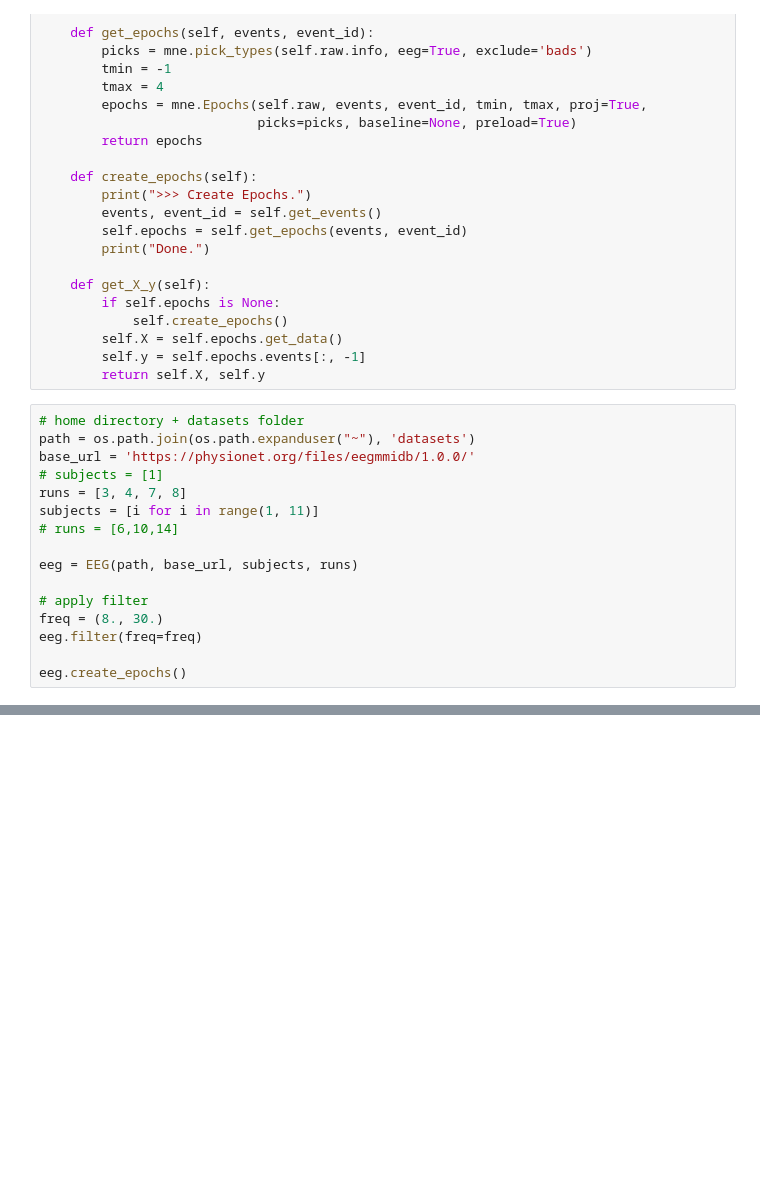
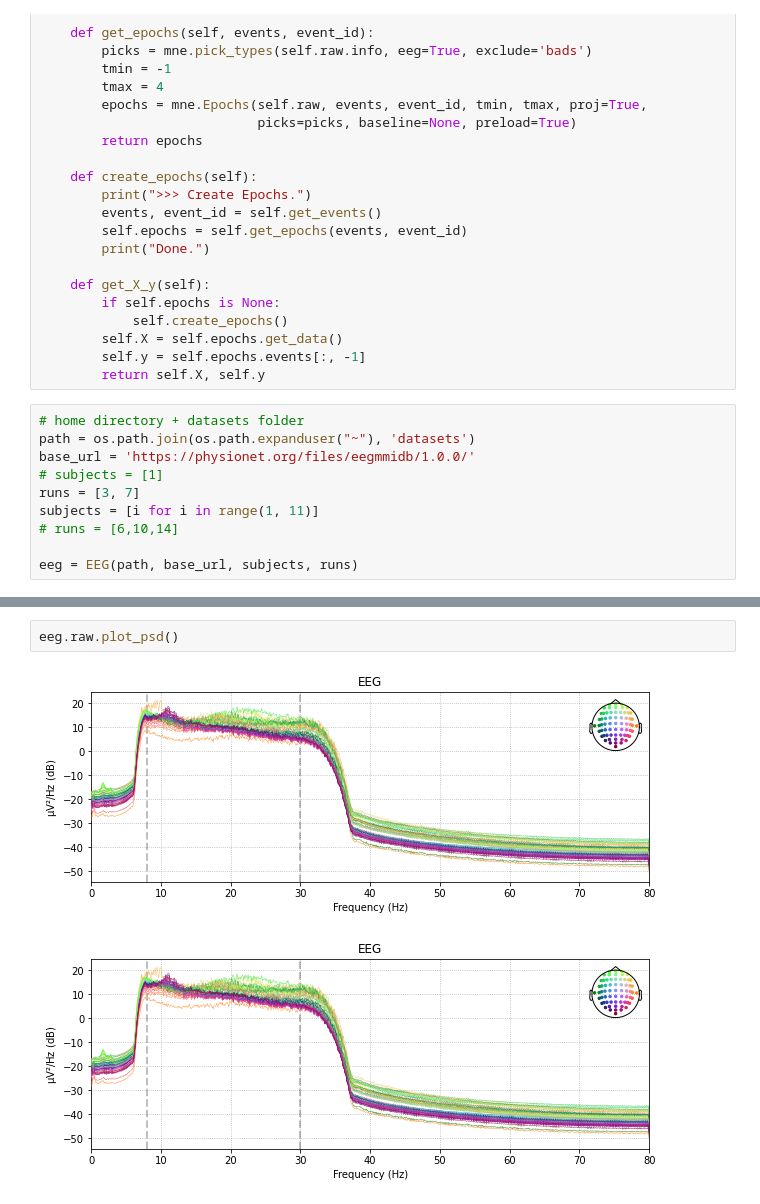
Before and after one commit to anuj-guptaa/EEG-Group7, a Jupyter notebook: preprocessing.ipynb, the cells around one changed output, grey strips where cells are left out. Cells and saved outputs as stored; diff of their text form; blank space fills up the shorter version.

```diff
--- a/preprocessing.ipynb
+++ b/preprocessing.ipynb
@@ -88,16 +88,10 @@ class EEG:
 path = os.path.join(os.path.expanduser("~"), 'datasets')
 base_url = 'https://physionet.org/files/eegmmidb/1.0.0/'
 # subjects = [1]
-runs = [3, 4, 7, 8]
+runs = [3, 7]
 subjects = [i for i in range(1, 11)]
 # runs = [6,10,14]
 
 eeg = EEG(path, base_url, subjects, runs)
-
-# apply filter
-freq = (8., 30.)
-eeg.filter(freq=freq)
-
-eeg.create_epochs()
 # %% [output]
 >>> Start download from: https://physionet.org/files/eegmmidb/1.0.0/.
@@ -125,0 +159,5 @@ print(X.shape, y.shape)
+# %%
+eeg.raw.plot_psd()
+# %% [output]
+[figure, added]
+[figure, added]
```
Also changed, not shown: parts of 23 cells of this notebook.
